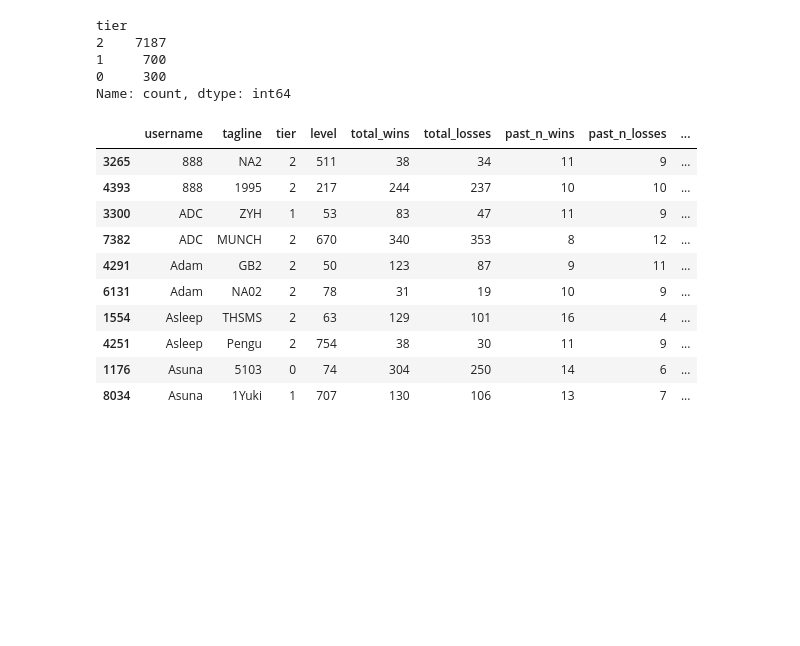
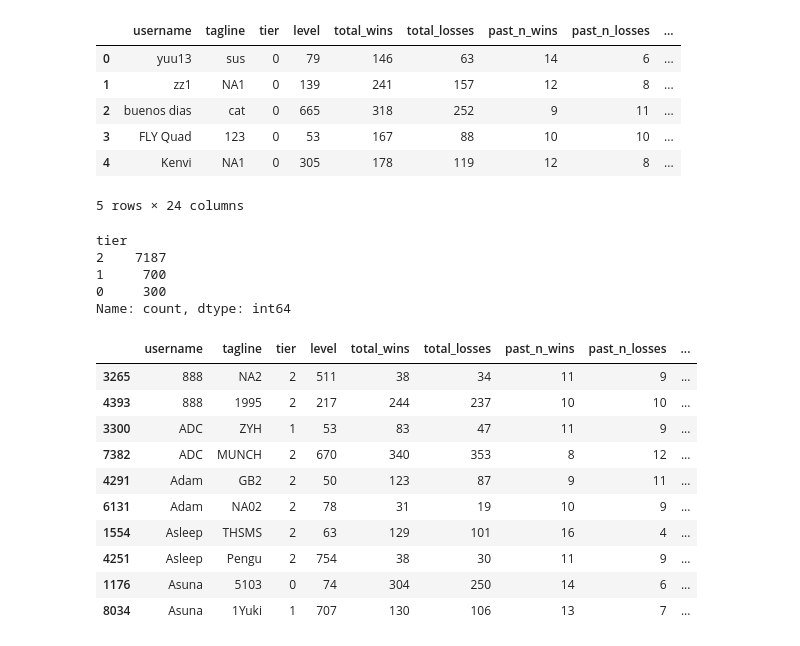
Before and after one commit to Jose-Velasco/cs176-tiered-player-network-analysis-in-LoL, a Jupyter notebook: dataDiscovery.ipynb, the cells around one changed output. Drawn from its saved outputs; the diff is of its cells as text; code cells hidden in the pictures; blank space fills up the shorter version.

```diff
--- a/dataDiscovery.ipynb
+++ b/dataDiscovery.ipynb
@@ -7,3 +30,13 @@ lol_df = pd.read_csv(RAW_FILENAME)
+# %%
+lol_df.head()
+# %% [output]
+|  | username | tagline | tier | level | total_wins | total_losses | past_n_wins | past_n_losses | ... |
+| 0 | yuu13 | sus | 0 | 79 | 146 | 63 | 14 | 6 | ... |
+| 1 | zz1 | NA1 | 0 | 139 | 241 | 157 | 12 | 8 | ... |
+| 2 | buenos dias | cat | 0 | 665 | 318 | 252 | 9 | 11 | ... |
+| 3 | FLY Quad | 123 | 0 | 53 | 167 | 88 | 10 | 10 | ... |
+| 4 | Kenvi | NA1 | 0 | 305 | 178 | 119 | 12 | 8 | ... |
+5 rows × 24 columns
 # %%
 lol_df["tier"].value_counts()
 # %% [output]
```
Also changed, not shown: parts of 9 cells of this notebook, 8 other files.
